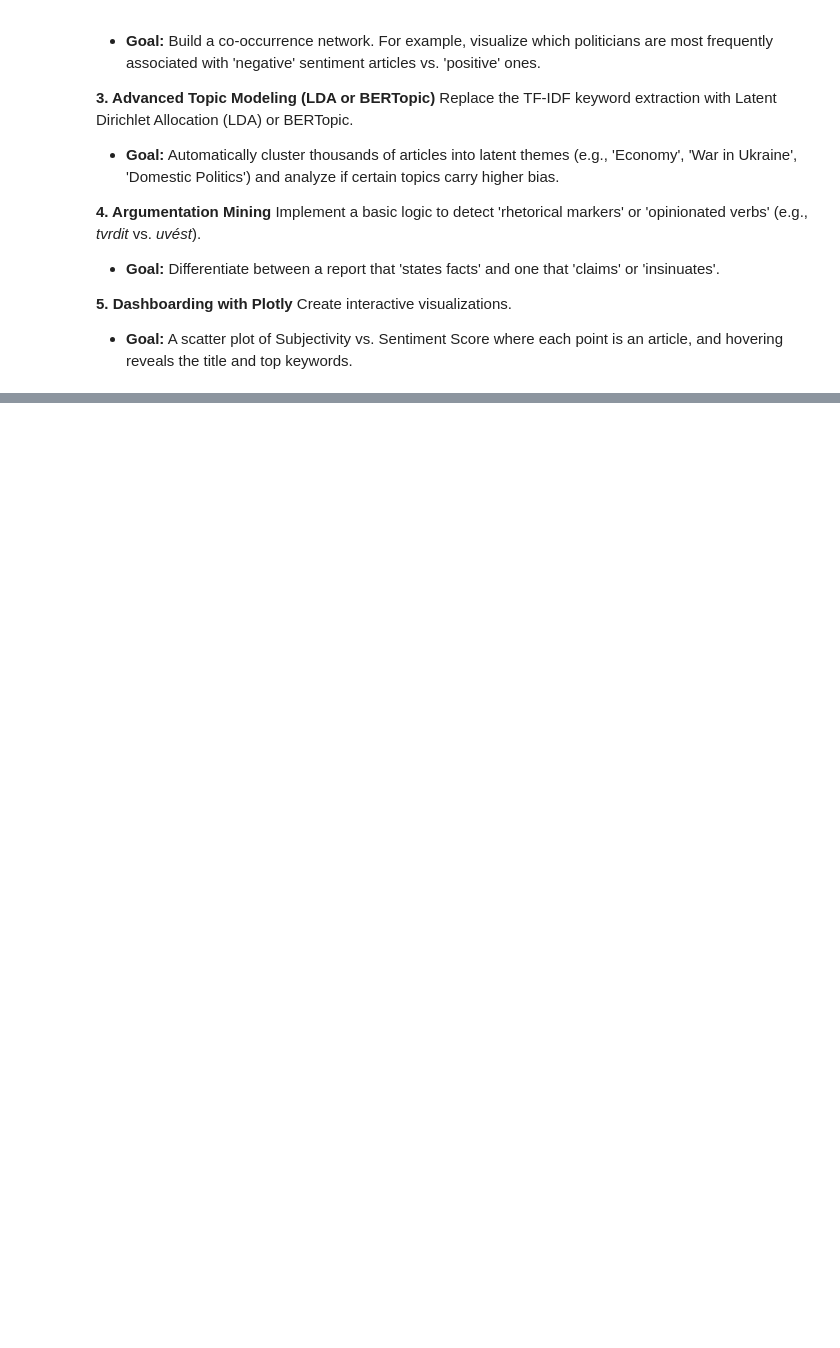
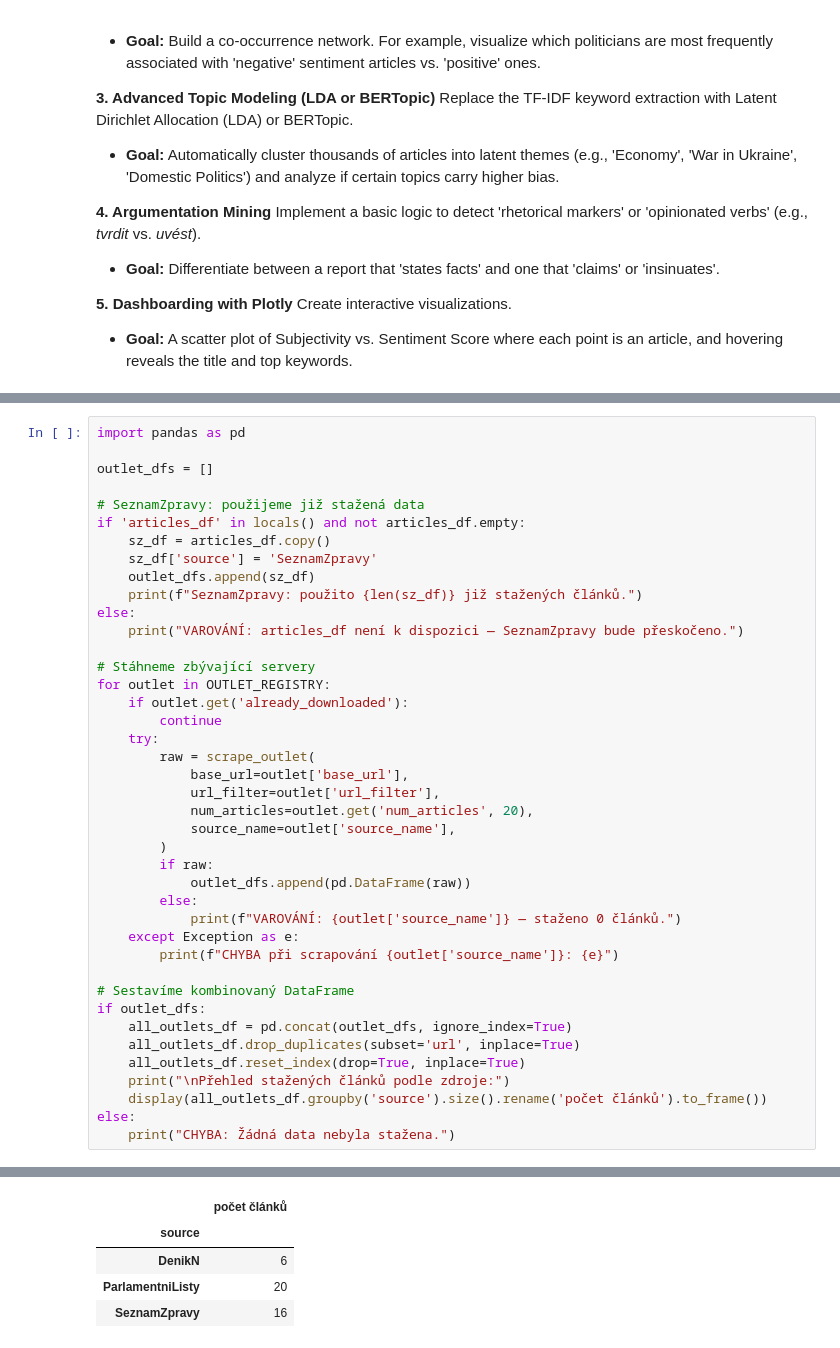
Before and after one commit to naktop3031/text-mining-project, a Jupyter notebook: TextMiningProjekt_executed.ipynb, the cells around one changed output, grey strips where cells are left out. Cells and saved outputs as stored; diff of their text form; blank space fills up the shorter version.

Commit message:
refactor: integrate article scraping functionality

```diff
--- a/TextMiningProjekt_executed.ipynb
+++ b/TextMiningProjekt_executed.ipynb
@@ -948,0 +1097,42 @@ Create interactive visualizations.
+# %%
+import pandas as pd
+
+outlet_dfs = []
+
+# SeznamZpravy: použijeme již stažená data
+if 'articles_df' in locals() and not articles_df.empty:
+    sz_df = articles_df.copy()
+    sz_df['source'] = 'SeznamZpravy'
+    outlet_dfs.append(sz_df)
+    print(f"SeznamZpravy: použito {len(sz_df)} již stažených článků.")
+else:
+    print("VAROVÁNÍ: articles_df není k dispozici — SeznamZpravy bude přeskočeno.")
+
+# Stáhneme zbývající servery
+for outlet in OUTLET_REGISTRY:
+    if outlet.get('already_downloaded'):
+        continue
+    try:
+        raw = scrape_outlet(
+            base_url=outlet['base_url'],
+            url_filter=outlet['url_filter'],
+            num_articles=outlet.get('num_articles', 20),
+            source_name=outlet['source_name'],
+        )
+        if raw:
+            outlet_dfs.append(pd.DataFrame(raw))
+        else:
+            print(f"VAROVÁNÍ: {outlet['source_name']} — staženo 0 článků.")
+    except Exception as e:
+        print(f"CHYBA při scrapování {outlet['source_name']}: {e}")
+
+# Sestavíme kombinovaný DataFrame
+if outlet_dfs:
+    all_outlets_df = pd.concat(outlet_dfs, ignore_index=True)
+    all_outlets_df.drop_duplicates(subset='url', inplace=True)
+    all_outlets_df.reset_index(drop=True, inplace=True)
+    print("\nPřehled stažených článků podle zdroje:")
+    display(all_outlets_df.groupby('source').size().rename('počet článků').to_frame())
+else:
+    print("CHYBA: Žádná data nebyla stažena.")
+# %% [output]
@@ -948,0 +1156,5 @@ Create interactive visualizations.
+|  | počet článků |
+| source |  |
+| DenikN | 6 |
+| ParlamentniListy | 20 |
+| SeznamZpravy | 16 |
```
Also changed, not shown: parts of 25 cells of this notebook, 1 other file.
